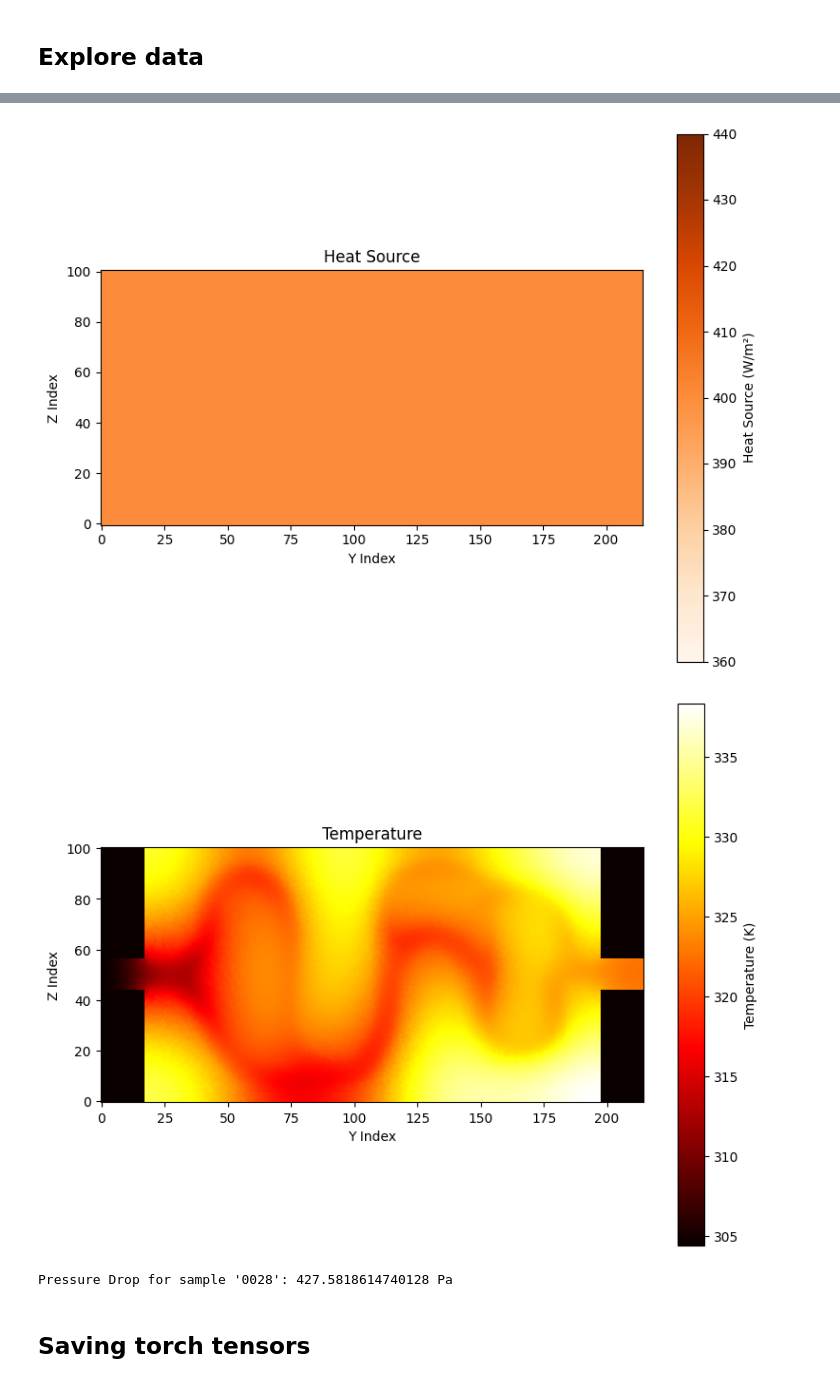
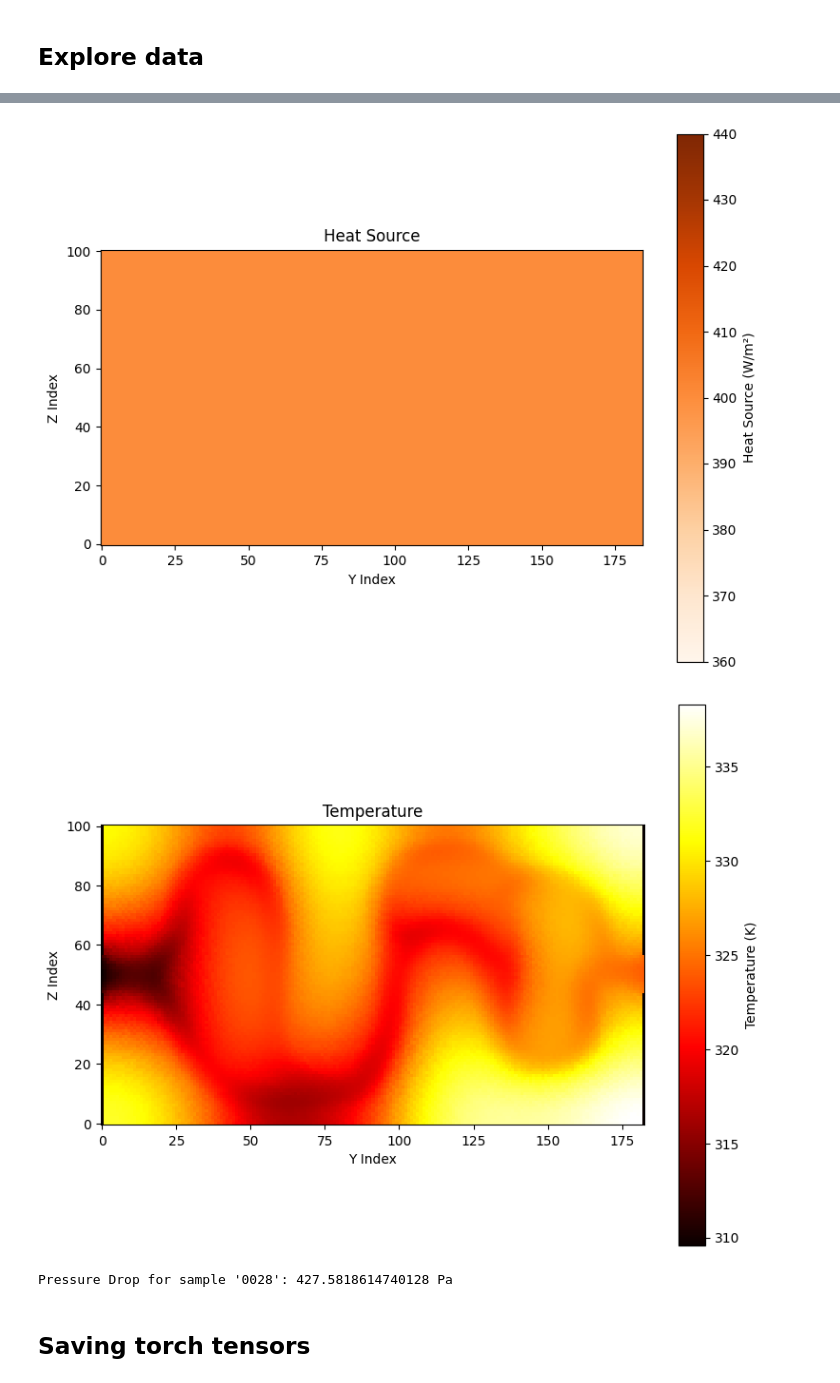
Before and after one commit to FrancoFusion/ML-CFD, a Jupyter notebook: M1_PerformancePredictor_Fourier/Data/create_datasets.ipynb, the cells around one changed output, grey strips where cells are left out. Drawn from its saved outputs; the diff is of its cells as text; code cells hidden in the pictures.

```diff
--- a/M1_PerformancePredictor_Fourier/Data/create_datasets.ipynb
+++ b/M1_PerformancePredictor_Fourier/Data/create_datasets.ipynb
@@ -8,7 +8,7 @@ import matplotlib.pyplot as plt
 
 BASE_FOLDER = '400Samples'
 MATRIX_ROWS = 101
-MATRIX_COLS = 215
+MATRIX_COLS = 181  # Updated to reflect the cropped number of columns (198 - 17 = 181)
 
 def get_sample_files(sample_index, base_folder=BASE_FOLDER):
     files = [f for f in os.listdir(base_folder) if f.startswith(sample_index + '_') and f.endswith('.csv')]
@@ -39,12 +39,14 @@ def load_geometry(geom_csv):
     df['Geometry'] = np.where(df['Density (kg/m^3)'] < 1500, 1, 0)
     pivot = df.pivot_table(index='Z (m)', columns='Y (m)', values='Geometry', fill_value=0)
     matrix = pivot.values
-    if matrix.shape != (MATRIX_ROWS, MATRIX_COLS):
+    if matrix.shape != (MATRIX_ROWS, MATRIX_COLS + 34):  # Original MATRIX_COLS was 215, now 181 (215 - 34)
         matrix = np.pad(matrix,
                         ((0, max(0, MATRIX_ROWS - matrix.shape[0])),
-                         (0, max(0, MATRIX_COLS - matrix.shape[1]))),
+                         (0, max(0, (MATRIX_COLS + 34) - matrix.shape[1]))),
                         'constant', constant_values=0)
-        matrix = matrix[:MATRIX_ROWS, :MATRIX_COLS]
+        matrix = matrix[:MATRIX_ROWS, :MATRIX_COLS + 34]
+    # Crop the matrix: remove columns 0:17 from the left and 198:215 from the right
+    matrix = matrix[:, 17:198]
     return matrix
 
 def load_temperature(temp_csv):
@@ -53,12 +55,14 @@ def load_temperature(temp_csv):
     df['Z (m)'] = df['Z (m)'].round(10)
     pivot = df.pivot_table(index='Z (m)', columns='Y (m)', values='Temperature (K)', fill_value=0)
     matrix = pivot.values
-    if matrix.shape != (MATRIX_ROWS, MATRIX_COLS):
+    if matrix.shape != (MATRIX_ROWS, MATRIX_COLS + 34):  # Original MATRIX_COLS was 215, now 181 (215 - 34)
         matrix = np.pad(matrix,
                         ((0, max(0, MATRIX_ROWS - matrix.shape[0])),
-                         (0, max(0, MATRIX_COLS - matrix.shape[1]))),
+                         (0, max(0, (MATRIX_COLS + 34) - matrix.shape[1]))),
                         'constant', constant_values=0)
-        matrix = matrix[:MATRIX_ROWS, :MATRIX_COLS]
+        matrix = matrix[:MATRIX_ROWS, :MATRIX_COLS + 34]
+    # Crop the matrix: remove columns 0:17 from the left and 198:215 from the right
+    matrix = matrix[:, 17:198]
     return matrix
 
 def create_constant_matrix(value, rows=MATRIX_ROWS, cols=MATRIX_COLS):
@@ -102,5 +106,5 @@ process_sample(sample_index)
-[figure, old version]
+[figure, new version]
-[figure, old version]
+[figure, new version]
 Pressure Drop for sample '0028': 427.5818614740128 Pa
 # %% [markdown]
 ## Saving torch tensors
```
Also changed, not shown: parts of 2 cells of this notebook, 10 other files.
